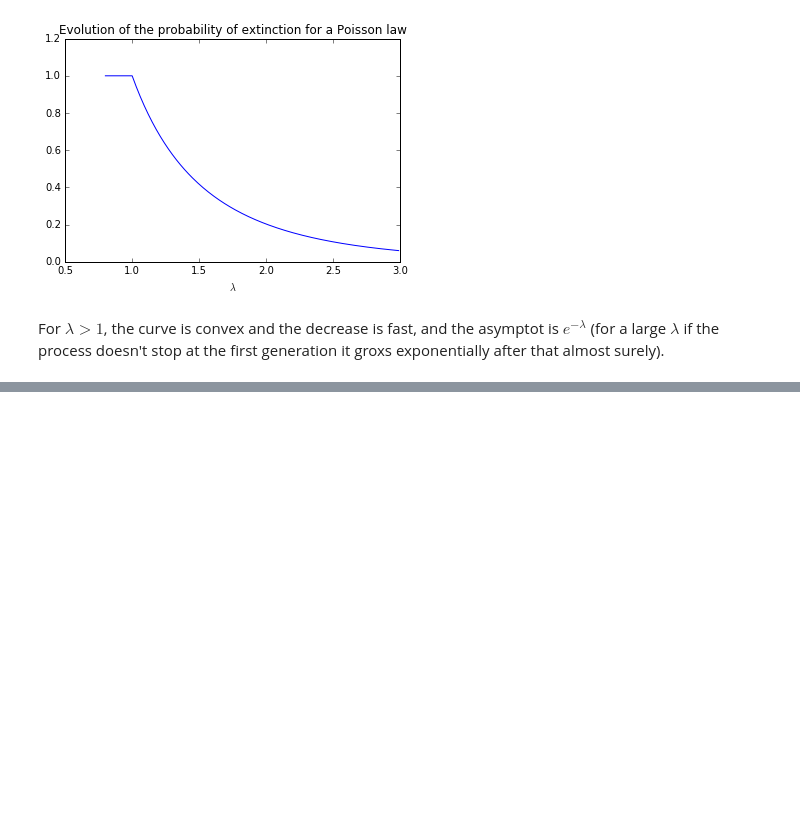
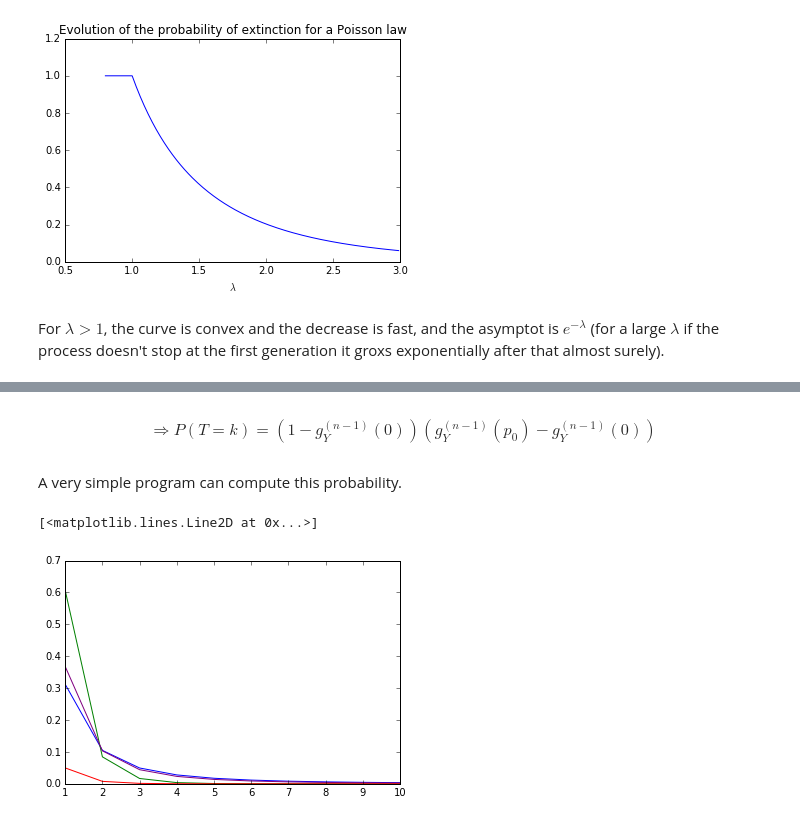
Before and after one commit to DBaudry/Galton-Watson, a Jupyter notebook: Galton_Watson_process.ipynb, the cells around one changed output, grey strips where cells are left out. Cells and saved outputs as stored; diff of their text form; code cells hidden in the pictures; blank space fills up the shorter version.

Commit message:
Adding the extinction time

```diff
--- a/Galton_Watson_process.ipynb
+++ b/Galton_Watson_process.ipynb
@@ -409,0 +422,25 @@ For $\lambda>1$, the curve is convex and the decrease is fast, and the asymptot
+# %% [markdown]
+$$ \Rightarrow P(T=k) = (1-g_Y^{(n-1)}(0))(g_Y^{(n-1)}(p_0)-g_Y^{(n-1)}(0)) $$
+# %% [markdown]
+A very simple program can compute this probability.
+# %%
+def extinction_time_prob(g,k):
+    if k==1:
+        return(g(0))
+    g0=compute_gen_f(g,k-1,0)
+    gp=compute_gen_f(g,k-1,g(0))
+    return((1-g0)*(gp-g0))
+
+Xabs=range(1,11)
+Ext_t_INSEE=[extinction_time_prob(g_INSEE,k) for k in Xabs]
+Ext_t_0=[extinction_time_prob(g_p0,k) for k in Xabs]
+Ext_t_1=[extinction_time_prob(g_p1,k) for k in Xabs]
+Ext_t_2=[extinction_time_prob(g_p2,k) for k in Xabs]
+# %%
+plt.plot(Xabs,Ext_t_INSEE, color='blue')
+plt.plot(Xabs,Ext_t_0, color='green')
+plt.plot(Xabs,Ext_t_1, color='purple')
+plt.plot(Xabs,Ext_t_2, color='red')
+# %% [output]
+[<matplotlib.lines.Line2D at 0x...>]
+[figure, added]
```
Also changed, not shown: parts of 13 cells of this notebook.
